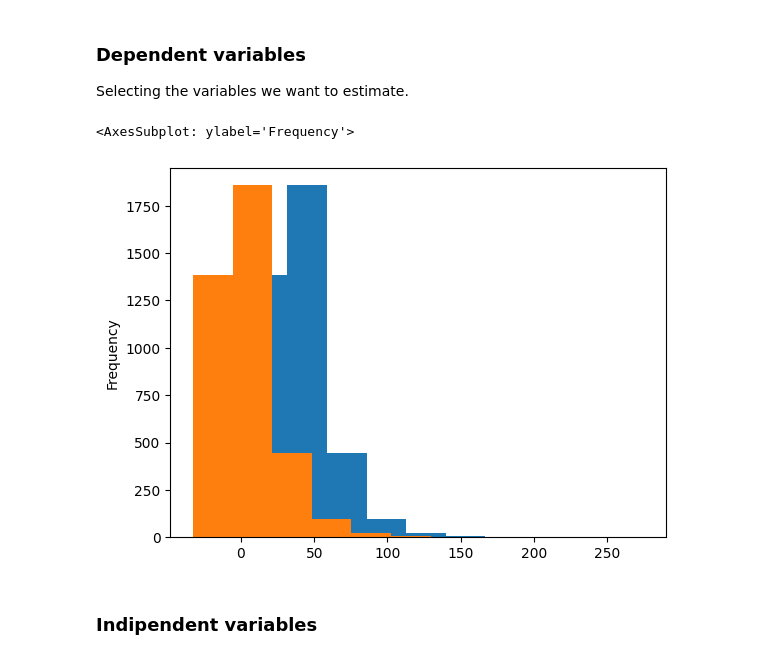
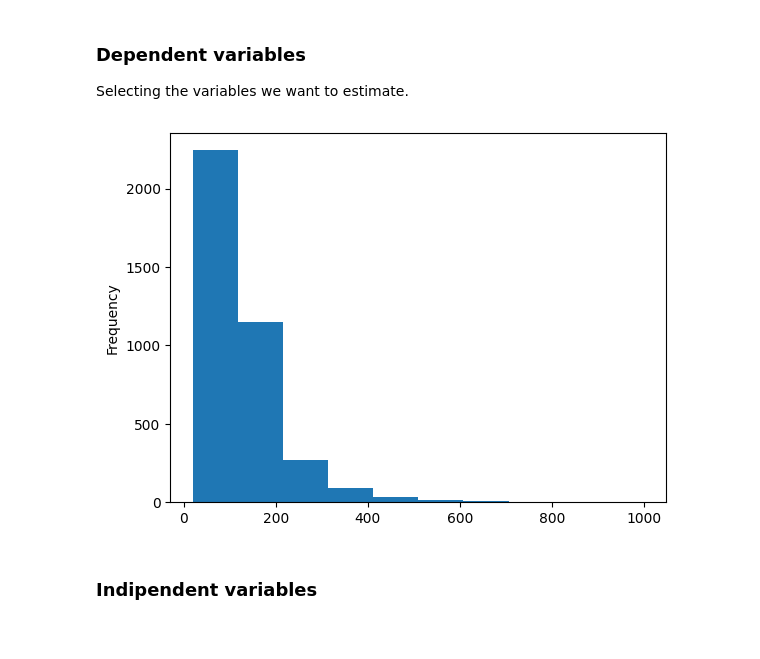
Before and after one commit to aeusepi/AirBnB_Project, a Jupyter notebook: AirBnbSeattle.ipynb, the cells around one changed output. Cells and saved outputs as stored; diff of their text form; code cells hidden in the pictures.

```diff
--- a/AirBnbSeattle.ipynb
+++ b/AirBnbSeattle.ipynb
@@ -280,17 +280,16 @@ Selecting the variables we want to estimate.
 # %%
 pricing_pol = ['price','accommodates']
 df_princing = df[pricing_pol].copy()
 df_princing=df_princing.apply(dollar_to_float, axis=1)
-df_princing['price_1_guest'] = df_princing['price']/df_princing['accommodates']
+df_princing['price_1_guest'] = df_princing['price']#/df_princing['accommodates']
 
 
 df_princing['price_1_guest'].plot(kind='hist')
 
 # y variable
 df_princing_y = df_princing['price_1_guest'].copy()
 # %% [output]
-<AxesSubplot: ylabel='Frequency'>
-[figure, old version]
+[figure, new version]
 # %% [markdown]
 <h3 id='Part2.2'> Indipendent variables </h3>
 # %%
```
Also changed, not shown: parts of 5 cells of this notebook, 1 other file.
